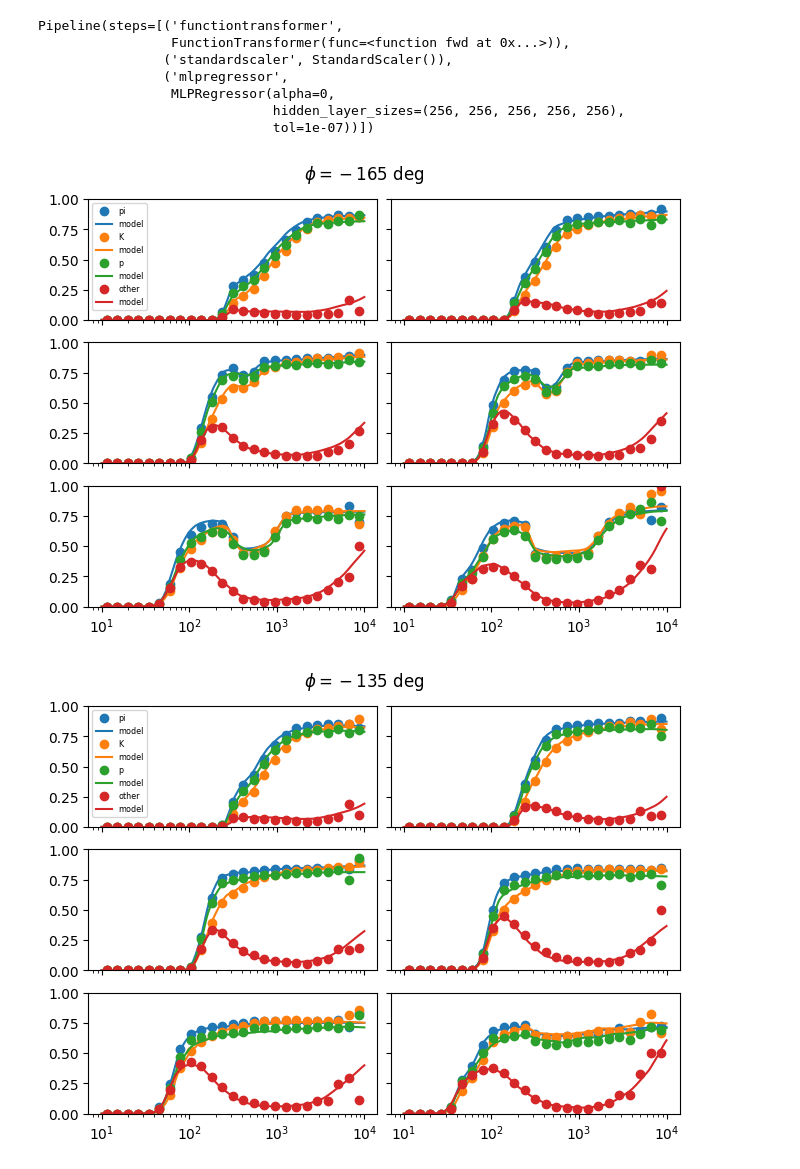
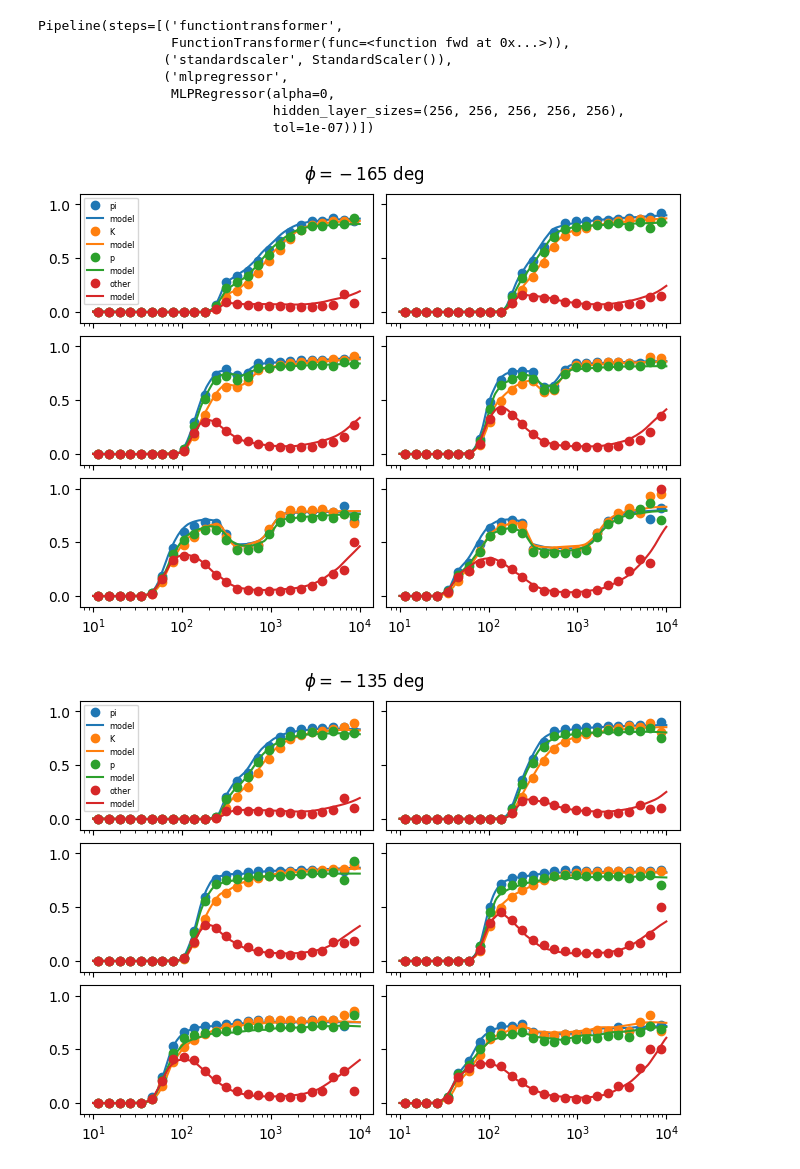
Before and after one commit to HDembinski/HDembinski.github.io, a Jupyter notebook: regression.ipynb, the cells around one changed output. Saved outputs shown, nothing was run; the diff lists cells and outputs as text; code cells hidden in the pictures.

```diff
--- a/regression.ipynb
+++ b/regression.ipynb
@@ -53,29 +53,29 @@ Pipeline(steps=[('functiontransformer',
 # %%
 labels = ("pi", "K", "p", "other")
 for phii in rec.axes[2].centers:
     fig, axes = plt.subplots(3, 2, sharex=True, sharey=True, layout="compressed")
     plt.suptitle(rf"$\phi = {np.degrees(phii):.0f}$ deg")
     for etai, axi in zip(rec.axes[0].centers, axes.flat):
         plt.sca(axi)
         for isp, label in enumerate(labels):
             ma = X[:, 0] == etai
             ma &= X[:, 2] == phii
             ma &= X[:, 3] == isp
             l, = plt.plot(X[ma, 1], y[ma], "o", label=f"{label}")
 
             mpt = np.geomspace(10, 1e4, 2000)
             Xp = np.empty((len(mpt), 4))
             Xp[:, 0] = etai
             Xp[:, 1] = mpt
             Xp[:, 2] = phii
             Xp[:, 3] = isp
             yp = clf.predict(Xp)
             plt.plot(Xp[:, 1], yp, label=f"model", color=l.get_color())
 
     plt.sca(axes[0,0])
     plt.semilogx()
-    plt.ylim(0, 1)
+    plt.ylim(-0.1, 1.1)
     plt.legend(fontsize="xx-small");
 # %% [output]
-[figure, old version]
+[figure, new version]
-[figure, old version]
+[figure, new version]
```
Also changed, not shown: parts of 1 cell of this notebook.
